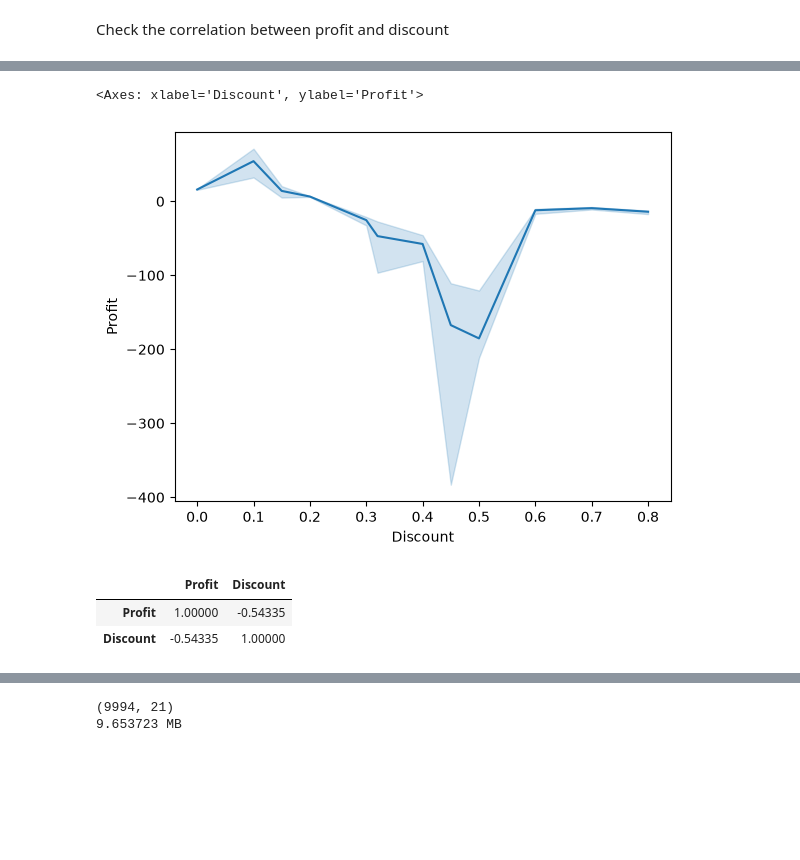
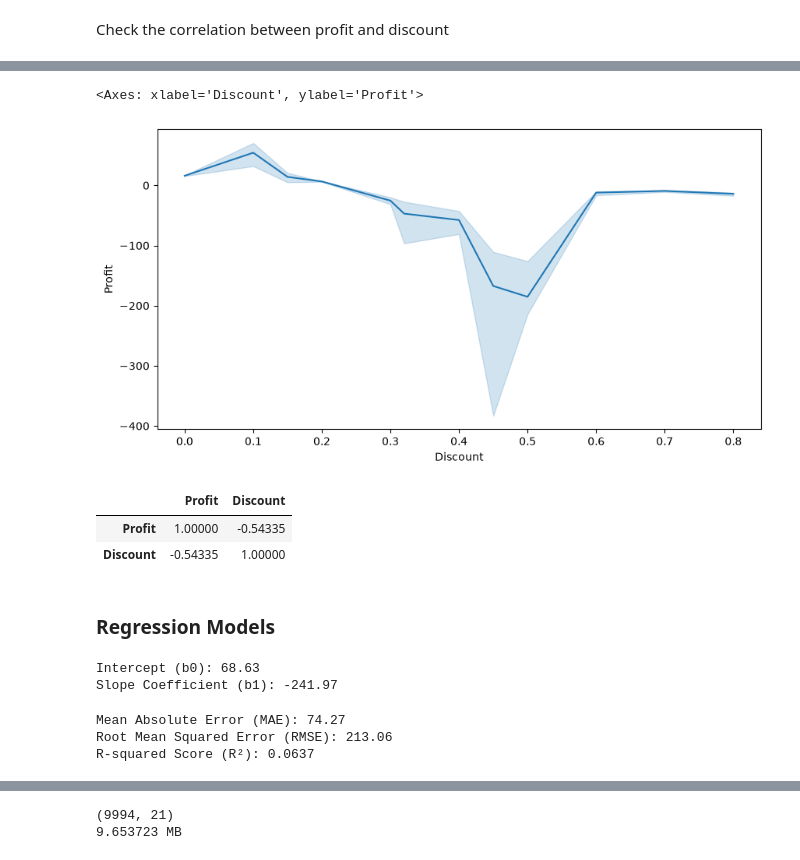
Before and after one commit to Reyal335/Superstore-Sales-Dashboard, a Jupyter notebook: notebooks/01_cleaning_eda.ipynb, the cells around one changed output, grey strips where cells are left out. Cells and saved outputs as stored; diff of their text form; code cells hidden in the pictures; blank space fills up the shorter version.

Commit message:
simple linear regression model on discount and profit

```diff
--- a/notebooks/01_cleaning_eda.ipynb
+++ b/notebooks/01_cleaning_eda.ipynb
@@ -151,12 +160,15 @@ Check the correlation between profit and discount
 # %%
 # Shows the drop in profit clearly
+plt.figure(figsize=(10, 5))
 sns.lineplot(data=df, x='Discount', y='Profit', estimator=np.median)
 # %% [output]
 <Axes: xlabel='Discount', ylabel='Profit'>
-[figure, old version]
+[figure, new version]
 # %%
 df[['Profit', 'Discount']].corr(method='spearman')
 # %% [output]
 |  | Profit | Discount |
 | Profit | 1.00000 | -0.54335 |
 | Discount | -0.54335 | 1.00000 |
+# %% [markdown]
+### Regression Models
@@ -162,0 +192,21 @@ df[['Profit', 'Discount']].corr(method='spearman')
+# %%
+print(f"Intercept (b0): {lm.intercept_:.2f}")
+print(f"Slope Coefficient (b1): {lm.coef_[0]:.2f}")
+
+# Equation: Profit = Intercept + Slope * Discount
+# %% [output]
+Intercept (b0): 68.63
+Slope Coefficient (b1): -241.97
+# %%
+# Metrics
+mae = mean_absolute_error(y_test, y_pred)
+rmse = np.sqrt(mean_squared_error(y_test, y_pred))
+r2 = r2_score(y_test, y_pred)
+
+print(f"Mean Absolute Error (MAE): {mae:.2f}")
+print(f"Root Mean Squared Error (RMSE): {rmse:.2f}")
+print(f"R-squared Score (R²): {r2:.4f}")
+# %% [output]
+Mean Absolute Error (MAE): 74.27
+Root Mean Squared Error (RMSE): 213.06
+R-squared Score (R²): 0.0637
```
Also changed, not shown: parts of 4 cells of this notebook, 2 other files.
